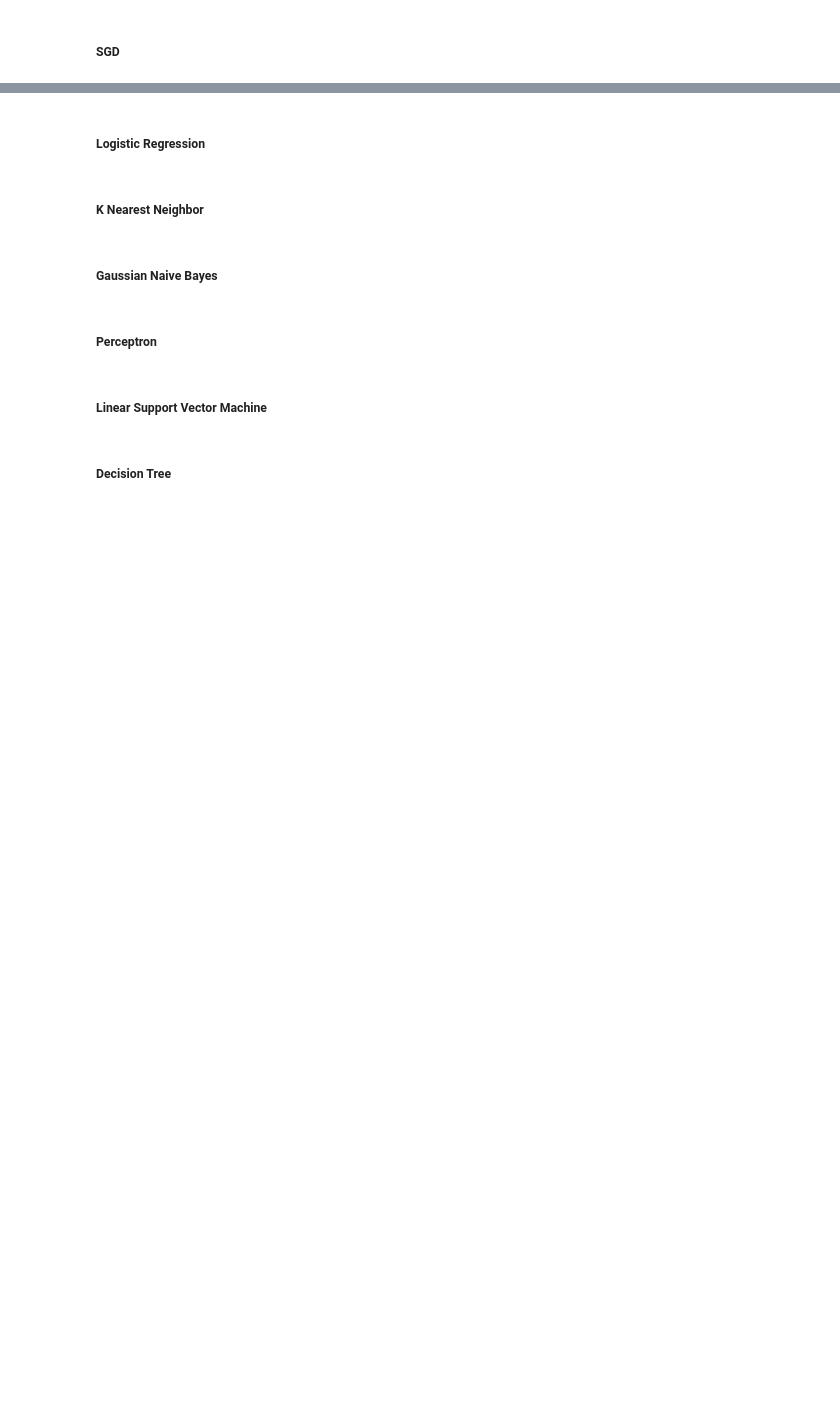
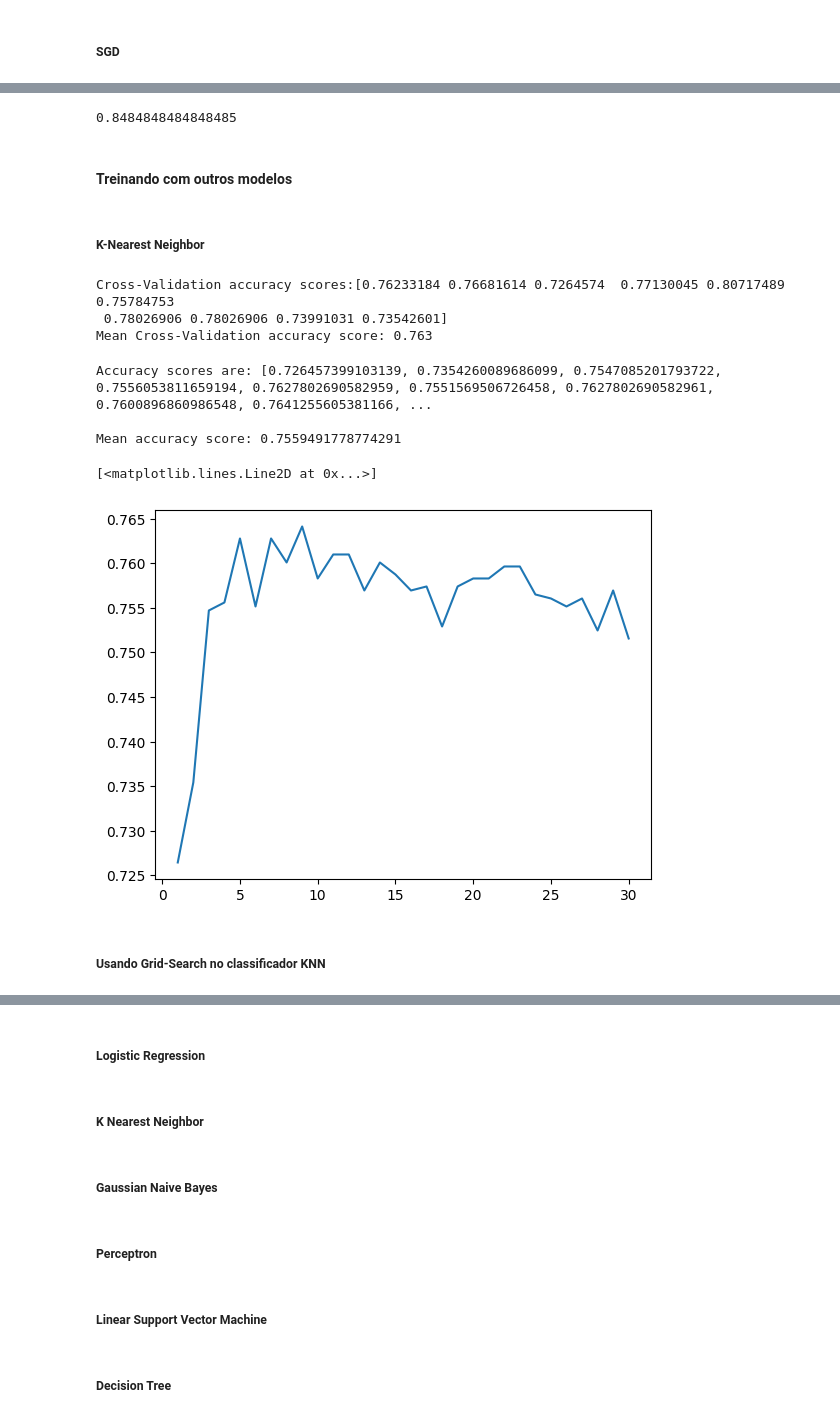
Before and after one commit to BrenoDPS/titanic, a Jupyter notebook: notebooks/titanic.ipynb, the cells around one changed output, grey strips where cells are left out. Drawn from its saved outputs; the diff is of its cells as text; code cells hidden in the pictures; blank space fills up the shorter version.

```diff
--- a/notebooks/titanic.ipynb
+++ b/notebooks/titanic.ipynb
@@ -410,0 +756,14 @@ acc_random_forest = round(random_forest.score(X_train, Y_train) * 100, 2)
+# %%
+sc = std_scale
+# %%
+from sklearn.model_selection import StratifiedShuffleSplit, cross_val_score
+cv = StratifiedShuffleSplit(n_splits = 10, test_size = .25, random_state = 0) # run model 10x with 60/30 split intentionally leaving out 10%
+## Using standard scale for the whole dataset.
+
+## saving the feature names for decision tree display
+column_names = x.columns
+
+x = sc.fit_transform(x)
+accuracies = cross_val_score(LogisticRegression(solver='liblinear'), x, y, cv  = cv)
+print ("Cross-Validation accuracy scores:{}".format(accuracies))
+print ("Mean Cross-Validation accuracy score: {}".format(round(accuracies.mean(),5)))
@@ -410,0 +817,48 @@ acc_random_forest = round(random_forest.score(X_train, Y_train) * 100, 2)
+# %%
+logreg_grid = grid.best_estimator_
+logreg_grid.score(x,y)
+# %% [output]
+0.8484848484848485
+# %% [markdown]
+#### Treinando com outros modelos
+# %% [markdown]
+##### K-Nearest Neighbor
+# %%
+## Importing the model.
+from sklearn.neighbors import KNeighborsClassifier
+## calling on the model oject.
+knn = KNeighborsClassifier(metric='minkowski', p=2)
+## knn classifier works by doing euclidian distance
+
+
+## doing 10 fold staratified-shuffle-split cross validation
+cv = StratifiedShuffleSplit(n_splits=10, test_size=.25, random_state=2)
+
+accuracies = cross_val_score(knn, x, y, cv = cv, scoring='accuracy')
+print ("Cross-Validation accuracy scores:{}".format(accuracies))
+print ("Mean Cross-Validation accuracy score: {}".format(round(accuracies.mean(),3)))
+# %% [output]
+Cross-Validation accuracy scores:[0.76233184 0.76681614 0.7264574  0.77130045 0.80717489 0.75784753
+ 0.78026906 0.78026906 0.73991031 0.73542601]
+Mean Cross-Validation accuracy score: 0.763
+# %%
+## Search for an optimal value of k for KNN.
+k_range = range(1,31)
+k_scores = []
+for k in k_range:
+    knn = KNeighborsClassifier(n_neighbors=k)
+    scores = cross_val_score(knn, x, y, cv = cv, scoring = 'accuracy')
+    k_scores.append(scores.mean())
+print("Accuracy scores are: {}\n".format(k_scores))
+print ("Mean accuracy score: {}".format(np.mean(k_scores)))
+# %% [output]
+Accuracy scores are: [0.726457399103139, 0.7354260089686099, 0.7547085201793722, 0.7556053811659194, 0.7627802690582959, 0.7551569506726458, 0.7627802690582961, 0.7600896860986548, 0.7641255605381166, ...
+
+Mean accuracy score: 0.7559491778774291
+# %%
+plt.plot(k_range, k_scores)
+# %% [output]
+[<matplotlib.lines.Line2D at 0x...>]
+[figure, added]
+# %% [markdown]
+##### Usando Grid-Search no classificador KNN
```
Also changed, not shown: parts of 220 cells of this notebook.
